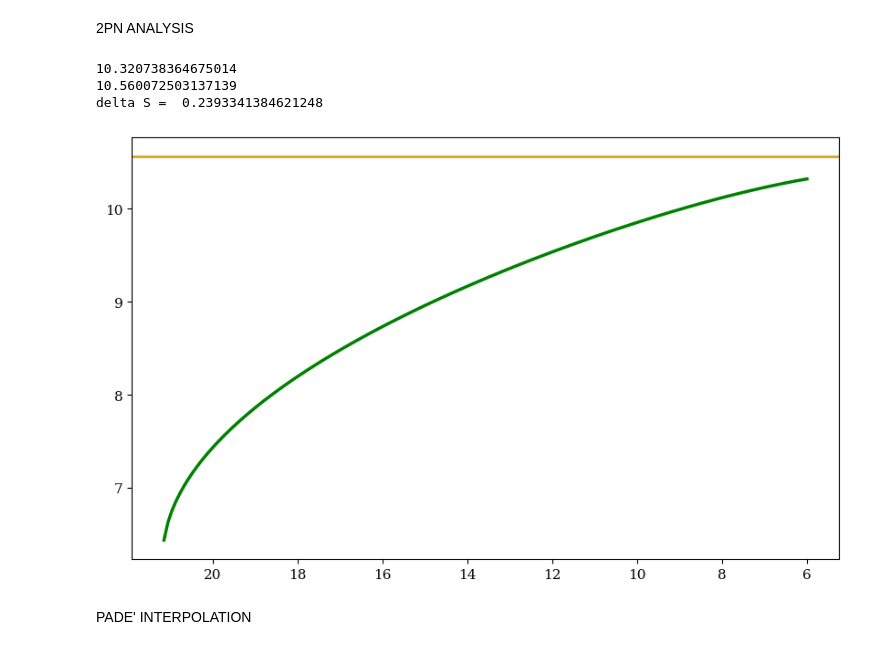
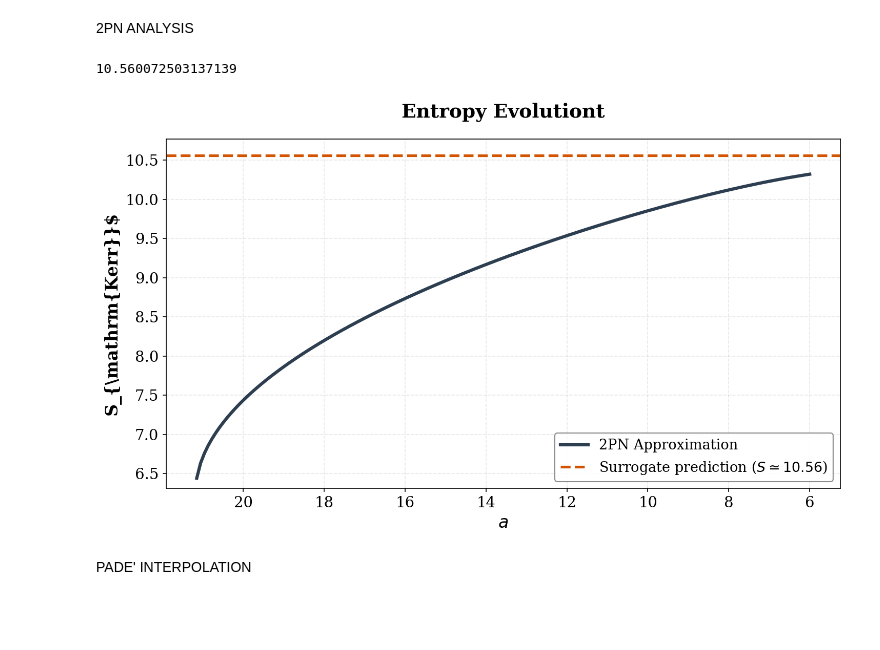
Before and after one commit to giacomobrugali/Entropy-conjecture, a Jupyter notebook: Entropy-conjecture/Newtonian_analysis/Aligned_spin.ipynb, the cells around one changed output. Drawn from its saved outputs; the diff is of its cells as text; code cells hidden in the pictures; blank space fills up the shorter version.

```diff
--- a/Entropy-conjecture/Newtonian_analysis/Aligned_spin.ipynb
+++ b/Entropy-conjecture/Newtonian_analysis/Aligned_spin.ipynb
@@ -92,23 +112,43 @@ def get_max_2PN(q, chi1_z, chi2_z, a):
 
     return M_tot_2PN, J_tot_2PN, S_inst, max_val
 # %%
-M_array, J_array, S, max_val = get_max_2PN(q, chi1_z, chi2_z, a)
-print(max_val)
+M_array, J_array, S = get_max_2PN_blanchet(q, chi1_z, chi2_z, a)
+#print(max_val)
 print(S_surr_final)
-print( 'delta S = ', np.abs(max_val - S_surr_final))
+#print( 'delta S = ', np.abs(max_val - S_surr_final))
 # %% [output]
-10.320738364675014
 10.560072503137139
-delta S =  0.2393341384621248
 # %%
-fig, ax = plt.subplots(figsize=(10, 6))
+plt.rcParams.update({
+    'font.family': 'serif',
+    'font.size': 14,
+    'axes.labelsize': 16,
+    'axes.titlesize': 18,
+    'xtick.labelsize': 14,
+    'ytick.labelsize': 14,
+    'legend.fontsize': 13,
+    'axes.grid': True,
+    'grid.alpha': 0.3,
+    'grid.linestyle': '--'
+})
 
-ax.plot(a, S, color='green', lw=2.5)
-ax.axhline(S_surr_final, color='goldenrod', linestyle='-', lw=2, zorder=1)
+fig, ax = plt.subplots(figsize=(10, 6), dpi=150)
+ax.plot(a, S, color='#2c3e50', lw=3.0, label=r'2PN Approximation')
+
+ax.axhline(S_surr_final, color='#d35400', linestyle='--', lw=2.5,
+           label=rf'Surrogate prediction ($S \simeq {S_surr_final:.2f}$)')
 ax.invert_xaxis()
+ax.set_xlabel(r'$a$', fontweight='bold')
+ax.set_ylabel(r'S_{\mathrm{Kerr}}$', fontweight='bold')
+ax.set_title(r'Entropy Evolutiont', fontweight='bold', pad=20)
+y_min = min(np.nanmin(S), S_surr_final) * 0.98
+y_max = max(np.nanmax(S), S_surr_final) * 1.02
+ax.set_ylim(y_min, y_max)
+ax.legend(loc='best', frameon=True, facecolor='white', edgecolor='gray', framealpha=0.9)
+plt.tight_layout()
 plt.show()
 # %% [output]
-[figure, old version]
+[figure, new version]
 # %% [markdown]
 PADE' INTERPOLATION
 # %%
```
Also changed, not shown: parts of 5 cells of this notebook, 1 other file.
